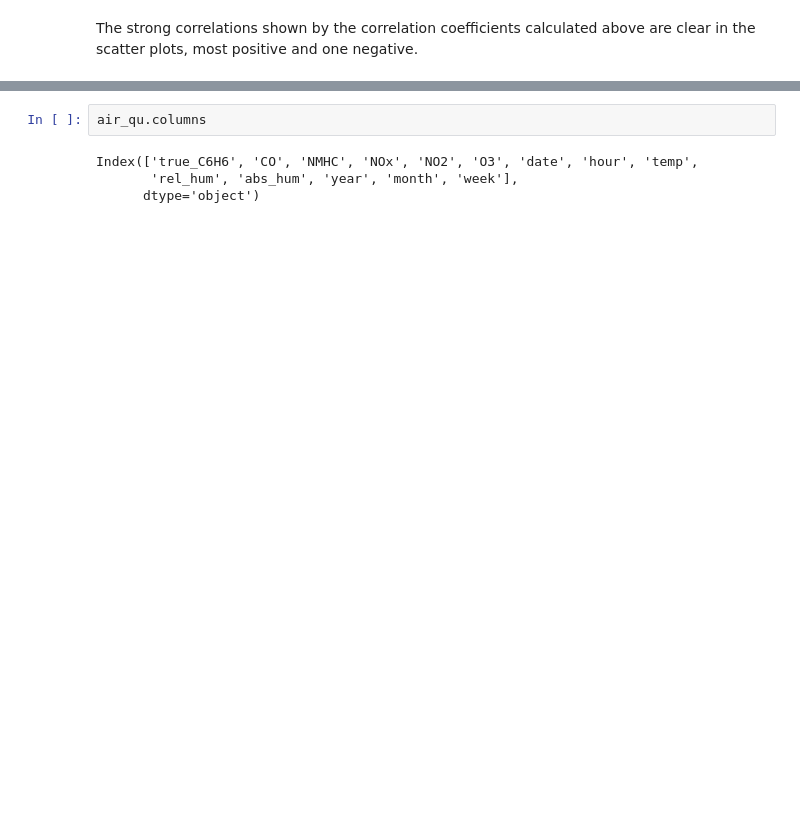
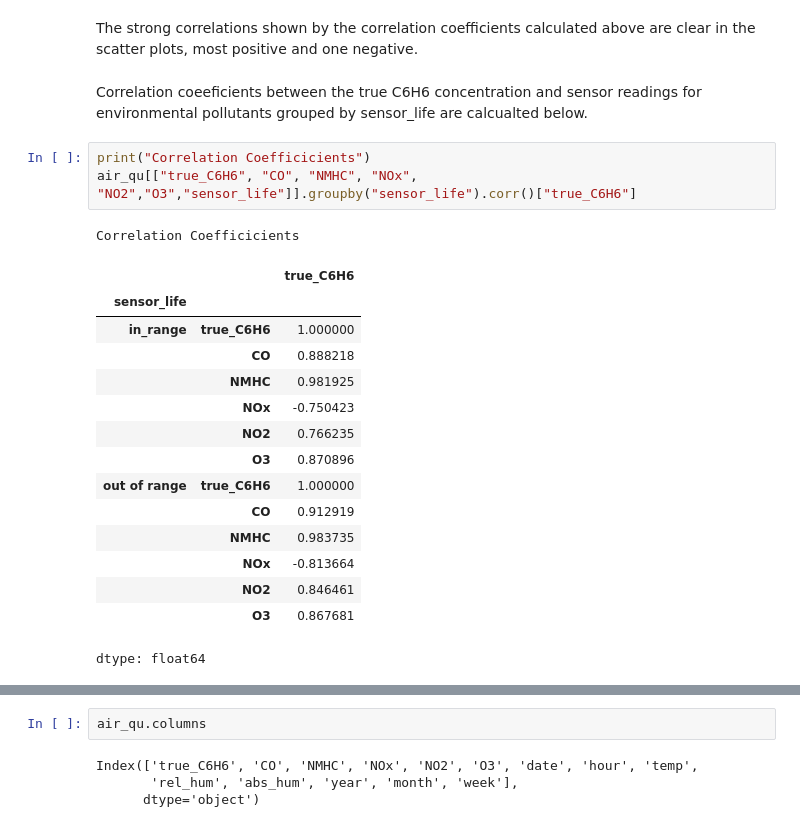
Before and after one commit to Alex-Devoid/ST-554-Project1, a Jupyter notebook: Task2/Task2.ipynb, the cells around one changed output, grey strips where cells are left out. Cells and saved outputs as stored; diff of their text form; blank space fills up the shorter version.

```diff
--- a/Task2/Task2.ipynb
+++ b/Task2/Task2.ipynb
@@ -511,2 +493,24 @@ air_qu.groupby(["year", "month"]).mean("true_C6H6")
 # %% [markdown]
 The strong correlations shown by the correlation coefficients calculated above are clear in the scatter plots, most positive and one negative.
+# %% [markdown]
+Correlation coeeficients between the true C6H6 concentration and sensor readings for environmental pollutants grouped by sensor_life are calcualted below.
+# %%
+print("Correlation Coefficicients")
+air_qu[["true_C6H6", "CO", "NMHC", "NOx", "NO2","O3","sensor_life"]].groupby("sensor_life").corr()["true_C6H6"]
+# %% [output]
+Correlation Coefficicients
+|  |  | true_C6H6 |
+| sensor_life |  |  |
+| in_range | true_C6H6 | 1.000000 |
+|  | CO | 0.888218 |
+|  | NMHC | 0.981925 |
+|  | NOx | -0.750423 |
+|  | NO2 | 0.766235 |
+|  | O3 | 0.870896 |
+| out of range | true_C6H6 | 1.000000 |
+|  | CO | 0.912919 |
+|  | NMHC | 0.983735 |
+|  | NOx | -0.813664 |
+|  | NO2 | 0.846461 |
+|  | O3 | 0.867681 |
+dtype: float64
```
Also changed, not shown: parts of 14 cells of this notebook.
